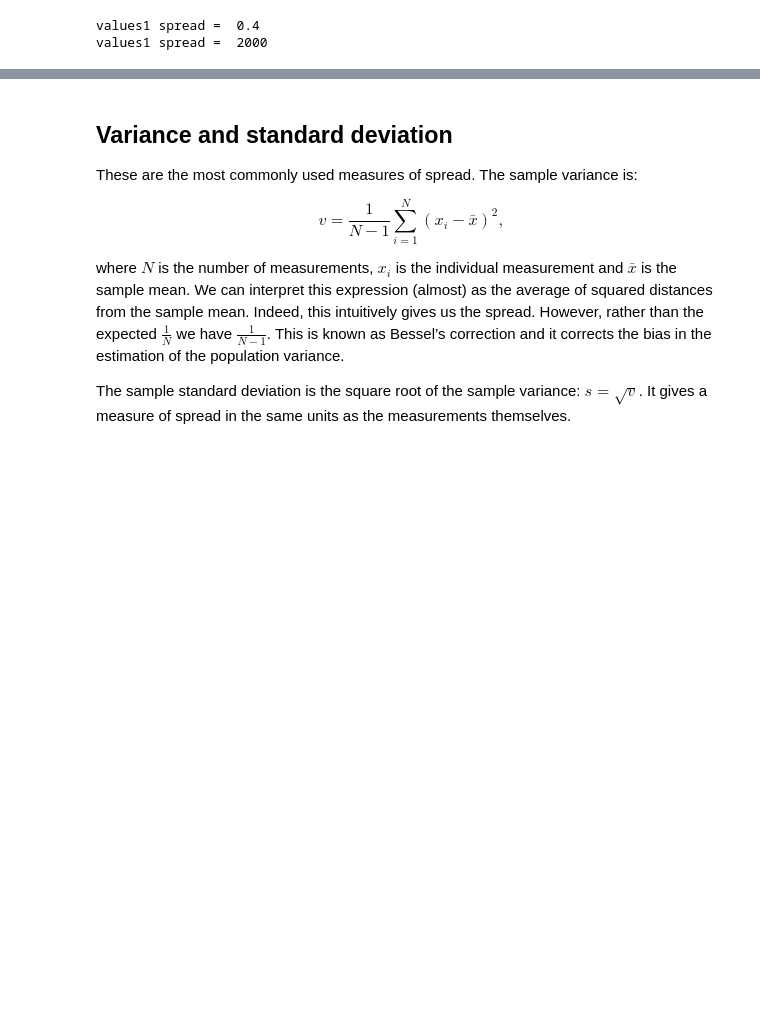
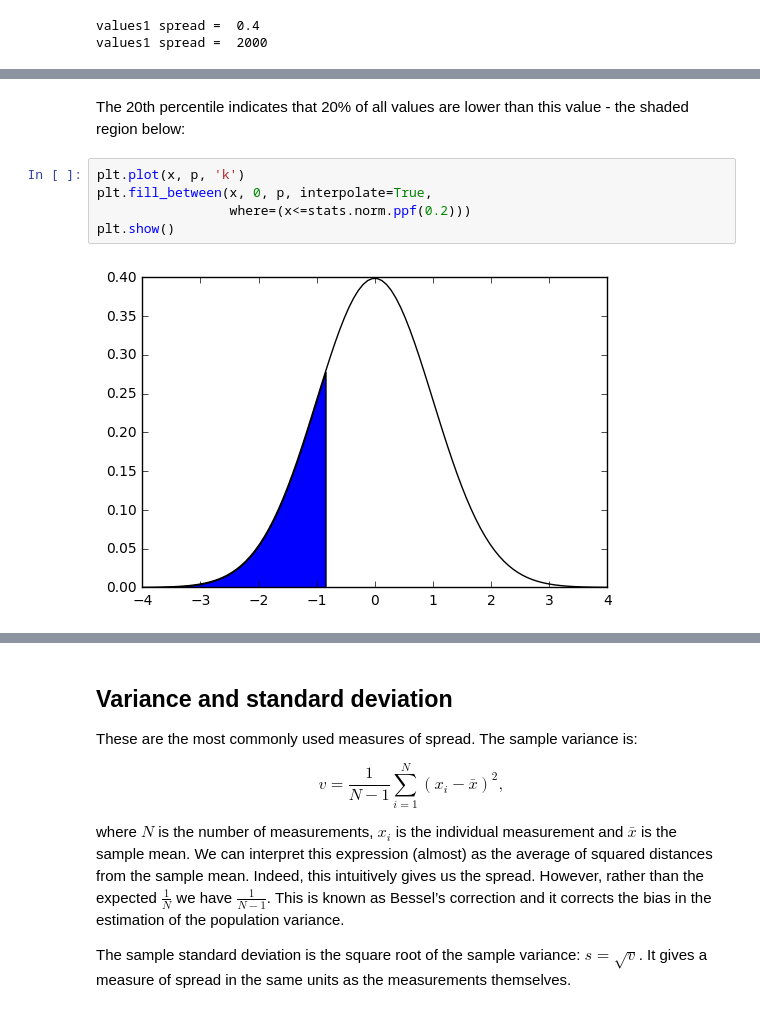
Before and after one commit to ggorman/Introduction-to-stats-for-geoscientists, a Jupyter notebook: notebooks/Lecture-5.ipynb, the cells around one changed output, grey strips where cells are left out. Drawn from its saved outputs; the diff is of its cells as text; blank space fills up the shorter version.

```diff
--- a/notebooks/Lecture-5.ipynb
+++ b/notebooks/Lecture-5.ipynb
@@ -197,0 +201,9 @@ Best explained with a distribution:
+# %% [markdown]
+The 20th percentile indicates that 20% of all values are lower than this value - the shaded region below:
+# %%
+plt.plot(x, p, 'k')
+plt.fill_between(x, 0, p, interpolate=True,
+                 where=(x<=stats.norm.ppf(0.2)))
+plt.show()
+# %% [output]
+[figure, added]
```
Also changed, not shown: parts of 13 cells of this notebook.
